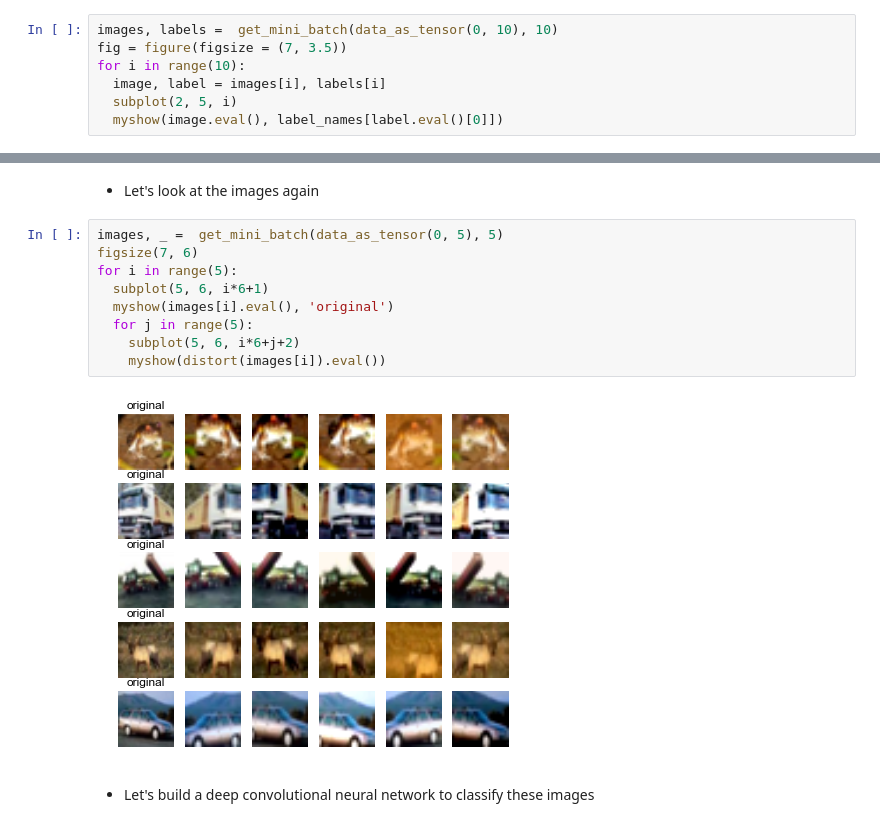
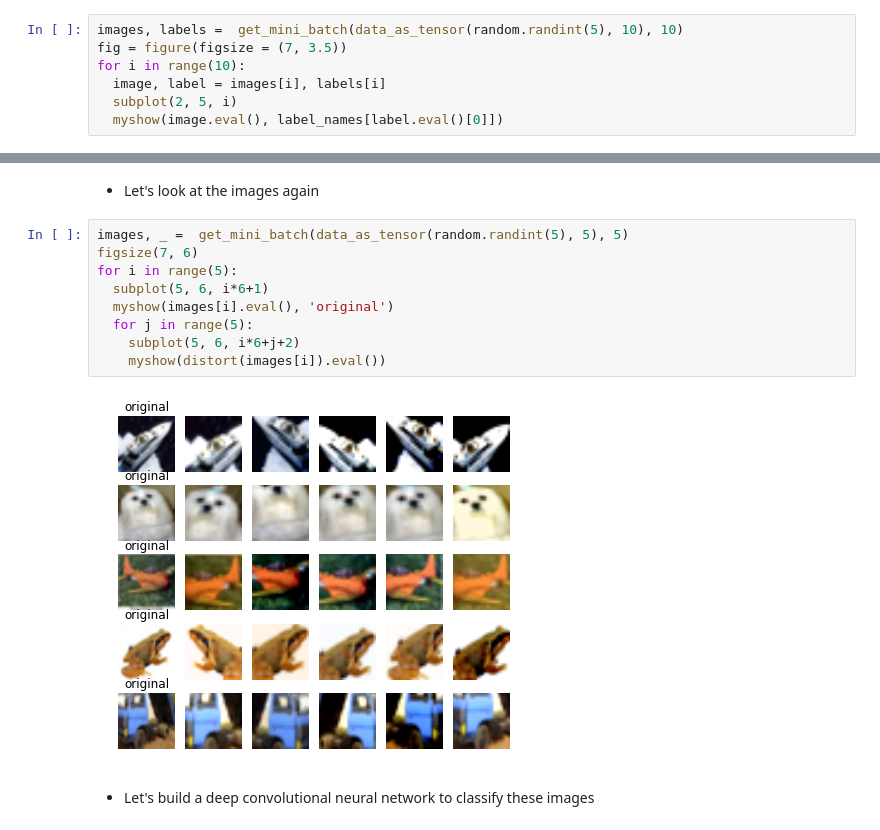
Before and after one commit to keveman/tensorflow-tutorial, a Jupyter notebook: CIFAR10 Tutorial.ipynb, the cells around one changed output, grey strips where cells are left out. Saved outputs shown, nothing was run; the diff lists cells and outputs as text.

```diff
--- a/CIFAR10 Tutorial.ipynb
+++ b/CIFAR10 Tutorial.ipynb
@@ -73,7 +73,7 @@ def get_mini_batch(bytes, batch_size):
 # %% [markdown]
 * Let's look at the images
 # %%
-images, labels =  get_mini_batch(data_as_tensor(0, 10), 10)
+images, labels =  get_mini_batch(data_as_tensor(random.randint(5), 10), 10)
 fig = figure(figsize = (7, 3.5))
 for i in range(10):
   image, label = images[i], labels[i]
@@ -99,16 +99,16 @@ def distort(image):
 # %% [markdown]
 * Let's look at the images again
 # %%
-images, _ =  get_mini_batch(data_as_tensor(0, 5), 5)
+images, _ =  get_mini_batch(data_as_tensor(random.randint(5), 5), 5)
 figsize(7, 6)
 for i in range(5):
   subplot(5, 6, i*6+1)
   myshow(images[i].eval(), 'original')
   for j in range(5):
     subplot(5, 6, i*6+j+2)
     myshow(distort(images[i]).eval())
 # %% [output]
-[figure, old version]
+[figure, new version]
 # %% [markdown]
 * Let's build a deep convolutional neural network to classify these images
 # %%
```
Also changed, not shown: parts of 10 cells of this notebook.
